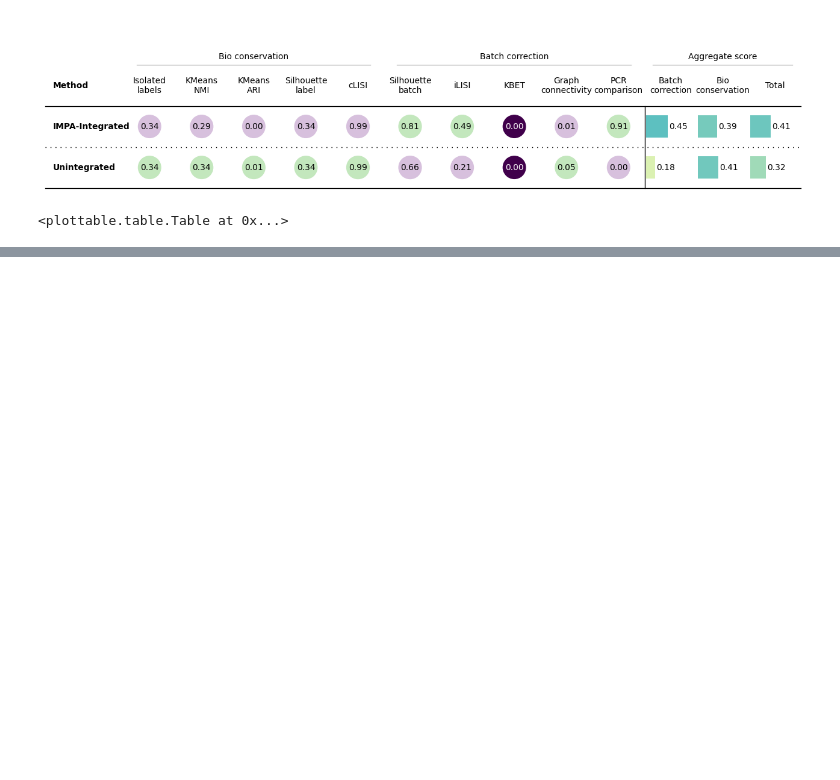
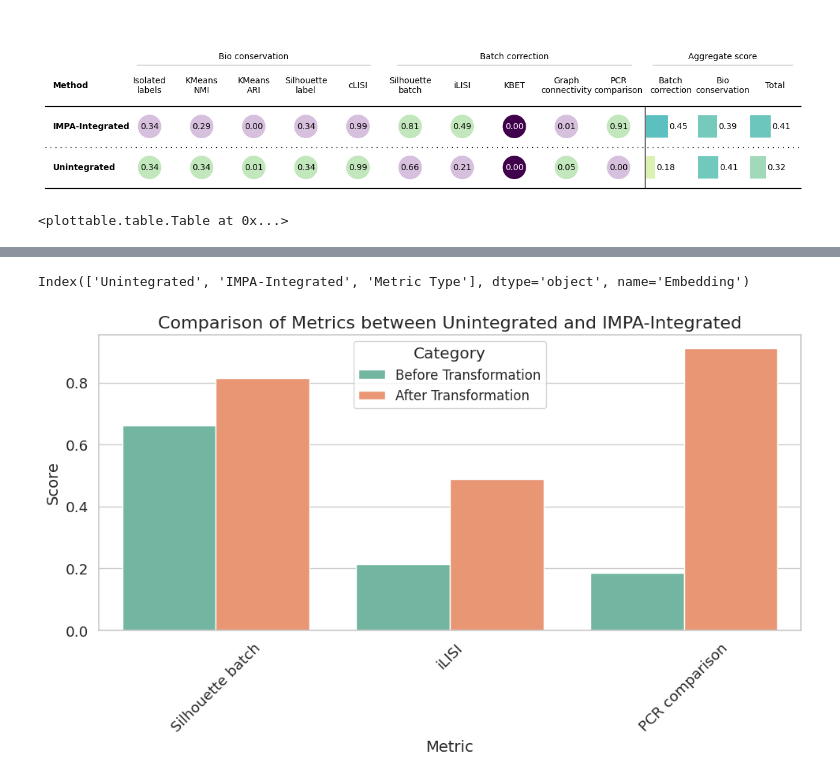
Before and after one commit to theislab/IMPA, a Jupyter notebook: notebooks/cpg0000/dino_featurization_rxrx1.ipynb, the cells around one changed output, grey strips where cells are left out. Drawn from its saved outputs; the diff is of its cells as text; code cells hidden in the pictures; blank space fills up the shorter version.

```diff
--- a/notebooks/cpg0000/dino_featurization_rxrx1.ipynb
+++ b/notebooks/cpg0000/dino_featurization_rxrx1.ipynb
@@ -418,0 +429,40 @@ b.plot_results_table(min_max_scale=False)
+# %%
+df.index
+# %% [output]
+Index(['Unintegrated', 'IMPA-Integrated', 'Metric Type'], dtype='object', name='Embedding')
+# %%
+import seaborn as sns
+import matplotlib.pyplot as plt
+import pandas as pd
+
+# Data from the table
+data = {
+    'Category': ['Before Transformation',
+                 'Before Transformation',
+                 'Before Transformation',
+                 'After Transformation',
+                 'After Transformation',
+                 'After Transformation'],
+    'Metric': ['Silhouette batch', 'iLISI', 'PCR comparison', 'Silhouette batch', 'iLISI', 'PCR comparison'],
+    'Score': [0.66195, 0.213712, 0.184818, 0.813499, 0.488094, 0.909972]
+}
+
+# Convert data to DataFrame
+df = pd.DataFrame(data)
+
+# Set aesthetic parameters
+sns.set(style='whitegrid', font_scale=1.2)
+
+# Plotting with Seaborn
+plt.figure(figsize=(10, 6))
+palette = sns.color_palette("Set2")  # Choose a suitable color palette
+sns.barplot(data=df, x='Metric', y='Score', hue='Category', palette=palette)
+plt.title('Comparison of Metrics between Unintegrated and IMPA-Integrated', fontsize=16)
+plt.xlabel('Metric', fontsize=14)
+plt.ylabel('Score', fontsize=14)
+plt.legend(title='Category', fontsize=12)
+plt.xticks(rotation=45)  # Rotate x-axis labels for better readability
+plt.tight_layout()  # Adjust layout to prevent clipping of labels
+plt.show()
+# %% [output]
+[figure, added]
```
Also changed, not shown: parts of 6 cells of this notebook, 21 other files.
